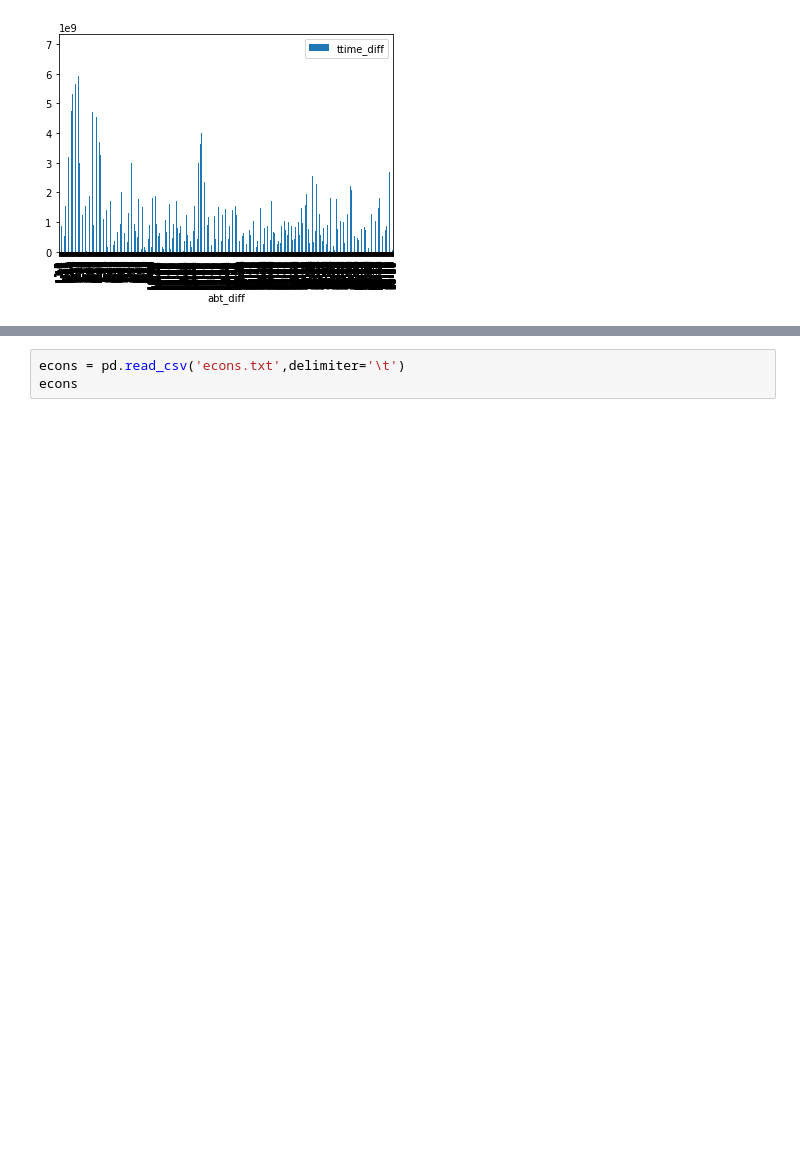
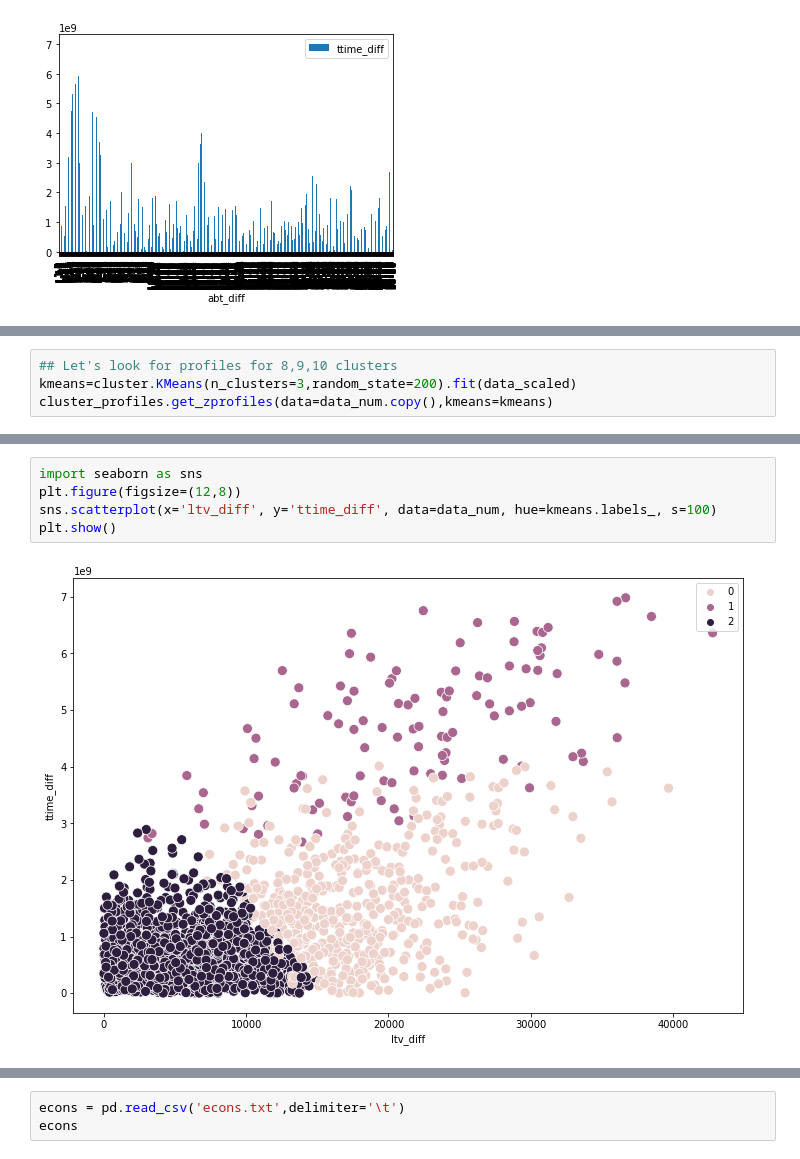
Before and after one commit to maxie320/Data-Analyst-Challenge, a Jupyter notebook: DAC_Shubham_Bharadwaj.ipynb, the cells around one changed output, grey strips where cells are left out. Drawn from its saved outputs; the diff is of its cells as text; blank space fills up the shorter version.

```diff
--- a/DAC_Shubham_Bharadwaj.ipynb
+++ b/DAC_Shubham_Bharadwaj.ipynb
@@ -162,0 +245,4 @@ df.plot(kind='bar',x='abt_diff',y=['ttime_diff'])
+# %%
+## Let's look for profiles for 8,9,10 clusters
+kmeans=cluster.KMeans(n_clusters=3,random_state=200).fit(data_scaled)
+cluster_profiles.get_zprofiles(data=data_num.copy(),kmeans=kmeans)
@@ -162,0 +263,7 @@ df.plot(kind='bar',x='abt_diff',y=['ttime_diff'])
+# %%
+import seaborn as sns
+plt.figure(figsize=(12,8))
+sns.scatterplot(x='ltv_diff', y='ttime_diff', data=data_num, hue=kmeans.labels_, s=100)
+plt.show()
+# %% [output]
+[figure, added]
```
Also changed, not shown: parts of 54 cells of this notebook, 2 other files.
